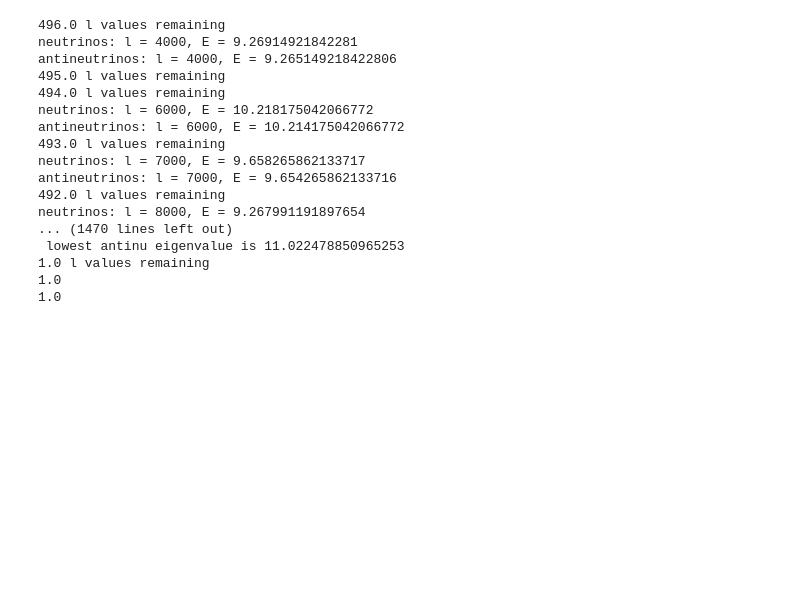
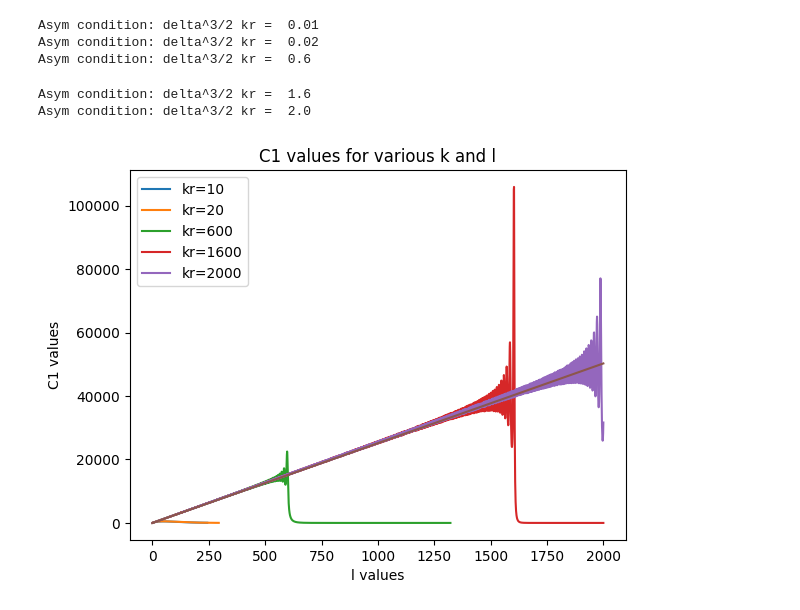
Before and after one commit to Nathan-Gershengorn/CnuB-optics, a Jupyter notebook: OneD_stuff/OneD_Saarik_graph.ipynb, the cells around one changed output. Drawn from its saved outputs; the diff is of its cells as text; code cells hidden in the pictures; blank space fills up the shorter version.

Commit message:
making some graphs oh boy

```diff
--- a/OneD_stuff/OneD_Saarik_graph.ipynb
+++ b/OneD_stuff/OneD_Saarik_graph.ipynb
@@ -25,0 +16,8 @@ epsilon_0 = 1 #unitless
+# %%
+# Graph values of bessel/hankel functions
+
+
+def sph_hankel(l, k, R):
+    return spherical_jn(l, k*R) + 1j * spherical_yn(l, k*R)
+def sph_hankel_deriv(l, k, R):
+    return spherical_jn(l, k*R, derivative=True) + 1j * spherical_yn(l, k*R, derivative=True)
@@ -26,3 +81,39 @@ epsilon_0 = 1 #unitless
+# %%
+delta = 0.01
+R = 2
+
+k_vals = [5, 10, 300, 800, 1000]
+
+
+
+for k in k_vals:
+    k_prime = k * np.sqrt(1 + 2 * delta)
+    print("Asym condition: delta^3/2 kr = ", delta**(3/2) * k * R)
+
+    C_list = []
+    x = np.linspace(0, 2000, 2000)
+
+    for l in range(2000):
+        C_list.append(np.abs(Cl(l, k, k_prime, R, delta))**2)
+
+    plt.plot(x, C_list, label="kr="+str(k * R))
+
+plt.plot(x, 4*pi*2*x)
+plt.xlabel('l values')
+plt.ylabel('C1 values')
+plt.legend()
+plt.title('C1 values for various k and l')
+
+plt.show()
+
+# C1 goes to zero at l = kr
+# %% [output]
+Asym condition: delta^3/2 kr =  0.01
+Asym condition: delta^3/2 kr =  0.02
+Asym condition: delta^3/2 kr =  0.6
+Asym condition: delta^3/2 kr =  1.6
+Asym condition: delta^3/2 kr =  2.0
+[figure, added]
 # %%
 def harmonic_sum(N, l_max, increment, target_E):
 
@@ -191,23 +272,3 @@ def harmonic_sum_graphing(sum_psi_nu_normalized, sum_psi_antinu_normalized, r_va
 
     plt.savefig('1D_plots/zoomed_asymmetry_over_delta.png')
     plt.show()
-# %%
-psi_nu_normalized, psi_antinu_normalized, N, l_max, increment, target_E = harmonic_sum(800, 500000, 1000, 10)
-# %% [output]
-496.0 l values remaining
-neutrinos: l = 4000, E = 9.26914921842281
-antineutrinos: l = 4000, E = 9.265149218422806
-495.0 l values remaining
-494.0 l values remaining
-neutrinos: l = 6000, E = 10.218175042066772
-antineutrinos: l = 6000, E = 10.214175042066772
-493.0 l values remaining
-neutrinos: l = 7000, E = 9.658265862133717
-antineutrinos: l = 7000, E = 9.654265862133716
-492.0 l values remaining
-neutrinos: l = 8000, E = 9.267991191897654
-... (1470 lines left out)
- lowest antinu eigenvalue is 11.022478850965253
-1.0 l values remaining
-1.0
-1.0
```
Also changed, not shown: parts of 14 cells of this notebook.
